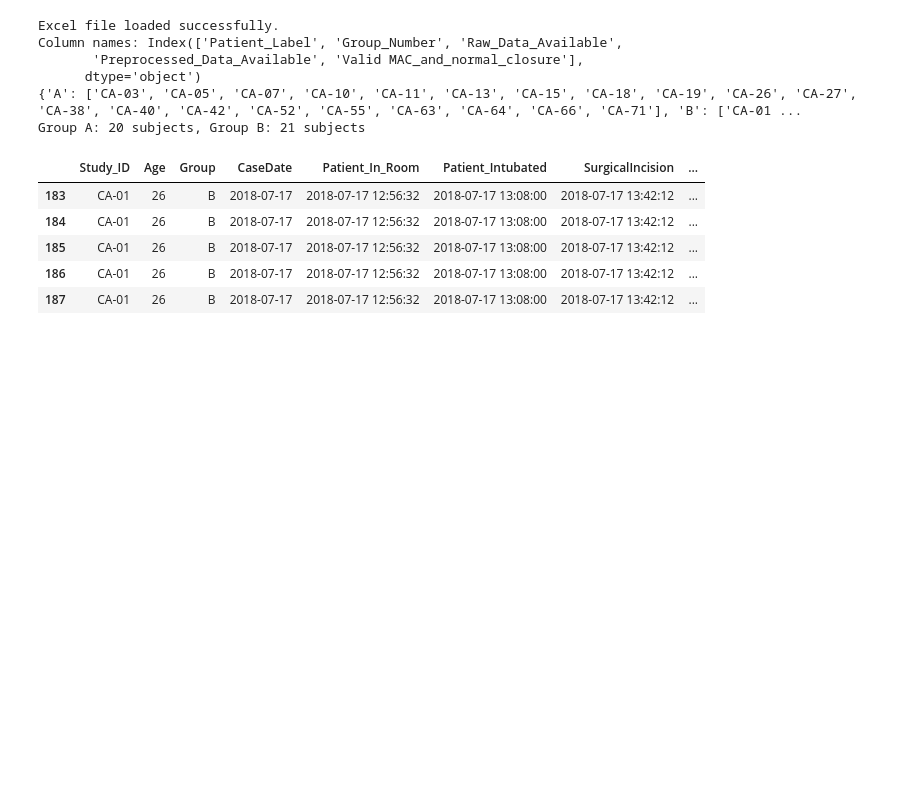
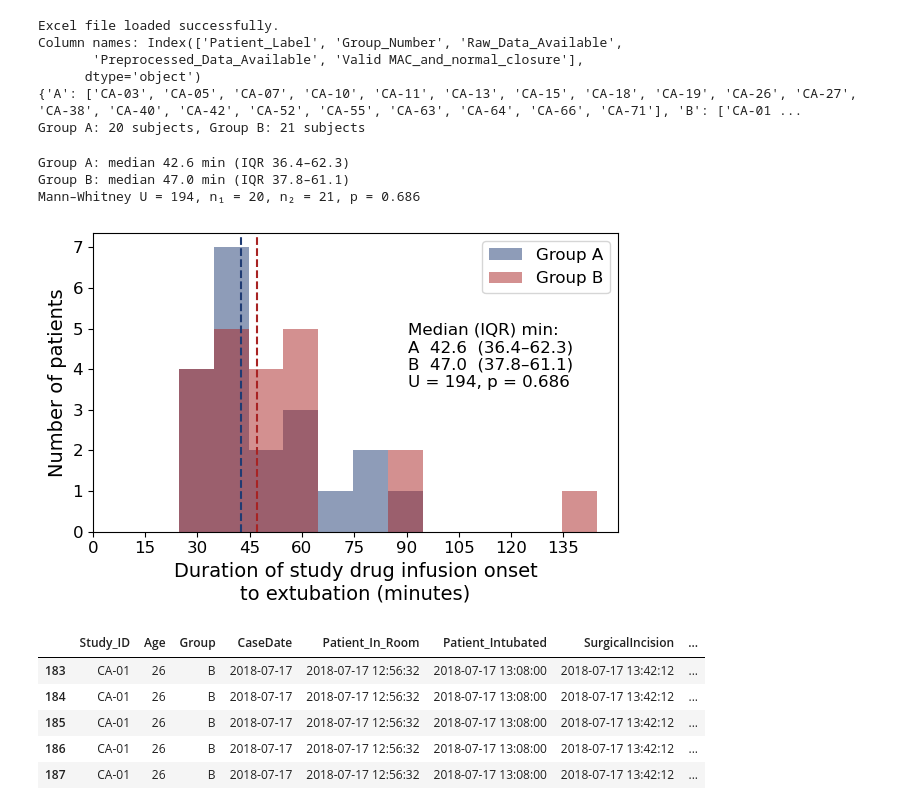
Before and after one commit to maboudi/capachinos, a Jupyter notebook: notebooks/group_specific_MAC_analysis.ipynb, the cells around one changed output. Drawn from its saved outputs; the diff is of its cells as text; code cells hidden in the pictures; blank space fills up the shorter version.

```diff
--- a/notebooks/group_specific_MAC_analysis.ipynb
+++ b/notebooks/group_specific_MAC_analysis.ipynb
@@ -73,6 +73,71 @@ Column names: Index(['Patient_Label', 'Group_Number', 'Raw_Data_Available',
       dtype='object')
 {'A': ['CA-03', 'CA-05', 'CA-07', 'CA-10', 'CA-11', 'CA-13', 'CA-15', 'CA-18', 'CA-19', 'CA-26', 'CA-27', 'CA-38', 'CA-40', 'CA-42', 'CA-52', 'CA-55', 'CA-63', 'CA-64', 'CA-66', 'CA-71'], 'B': ['CA-01 ...
 Group A: 20 subjects, Group B: 21 subjects
+# %%
+from scipy.stats import mannwhitneyu
+
+# ── 1. collect emergence times (min) by group ────────────────────────────
+emerg_time = {"A": [], "B": []}
+for pid, t in drug_infusion_to_extubation.items():
+    g = group_label[pid]                 # 'A' or 'B'
+    emerg_time[g].append(t)              # already in minutes
+
+# convert to numpy arrays for convenience
+emerg_time["A"] = np.array(emerg_time["A"])
+emerg_time["B"] = np.array(emerg_time["B"])
+
+# ── 2. descriptive stats ─────────────────────────────────────────────────
+def median_iqr(arr):
+    med = np.median(arr)
+    q1, q3 = np.percentile(arr, [25, 75])
+    return med, q1, q3
+
+med_A, q1_A, q3_A = median_iqr(emerg_time["A"])
+med_B, q1_B, q3_B = median_iqr(emerg_time["B"])
+
+print(f"Group A: median {med_A:.1f} min (IQR {q1_A:.1f}–{q3_A:.1f})")
+print(f"Group B: median {med_B:.1f} min (IQR {q1_B:.1f}–{q3_B:.1f})")
+
+# ── 3. Mann–Whitney U test (two-sided) ───────────────────────────────────
+u_stat, p_val = mannwhitneyu(emerg_time["A"], emerg_time["B"], alternative="two-sided")
+print(f"Mann–Whitney U = {u_stat:.0f}, n₁ = {len(emerg_time['A'])}, "
+      f"n₂ = {len(emerg_time['B'])}, p = {p_val:.3f}")
+
+# ── 4. histogram plot ────────────────────────────────────────────────────
+BLUE, RED = "#1f3b73", "#a82323"
+all_vals   = np.hstack([emerg_time["A"], emerg_time["B"]])
+bins       = np.arange(all_vals.min(), all_vals.max() + 10, 10)  # 5-min bins
+
+fig, ax = plt.subplots(figsize=(6, 4))
+ax.hist(emerg_time["A"], bins=bins, color=BLUE, alpha=0.5, label="Group A")
+ax.hist(emerg_time["B"], bins=bins, color=RED,  alpha=0.5, label="Group B")
+
+# median markers
+ax.axvline(med_A, color=BLUE, linestyle="--")
+ax.axvline(med_B, color=RED,  linestyle="--")
+
+# annotate stats on the figure
+stat_text = (f"Median (IQR) min:\n"
+             f"A  {med_A:.1f}  ({q1_A:.1f}–{q3_A:.1f})\n"
+             f"B  {med_B:.1f}  ({q1_B:.1f}–{q3_B:.1f})\n"
+             f"U = {u_stat:.0f}, p = {p_val:.3f}")
+ax.text(0.6, 0.7, stat_text, transform=ax.transAxes,
+        ha="left", va="top", fontsize=12, bbox=dict(facecolor="white", alpha=0.8, lw=0))
+
+ax.set_xlabel("Duration of study drug infusion onset\nto extubation (minutes)", fontsize=14)
+ax.set_ylabel("Number of patients", fontsize=14)
+ax.set_xticks(np.arange(0, all_vals.max() + 1, 15))
+# ax.set_xticklabels([f"{x}" for x in ax.get_xticks()])
+ax.legend(fontsize=12)
+ax.tick_params(labelsize=12)
+
+plt.tight_layout()
+plt.show()
+# %% [output]
+Group A: median 42.6 min (IQR 36.4–62.3)
+Group B: median 47.0 min (IQR 37.8–61.1)
+Mann–Whitney U = 194, n₁ = 20, n₂ = 21, p = 0.686
+[figure, added]
 # %%
 # Load the patients' surgery information inlcuding the MAC level throughout the surgery, patients extubation time, etc.
 surgery_info_file_path = 'E:/Caffeine_data/DE-IDENTIFIED_Caffeine_Study_1-minute_medians.xlsx'
```
Also changed, not shown: parts of 1 cell of this notebook, 7 other files.
